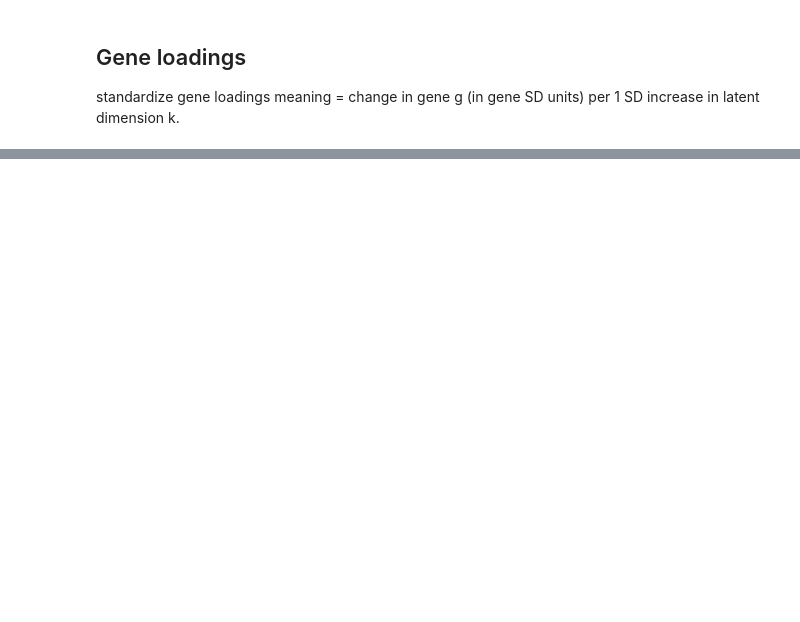
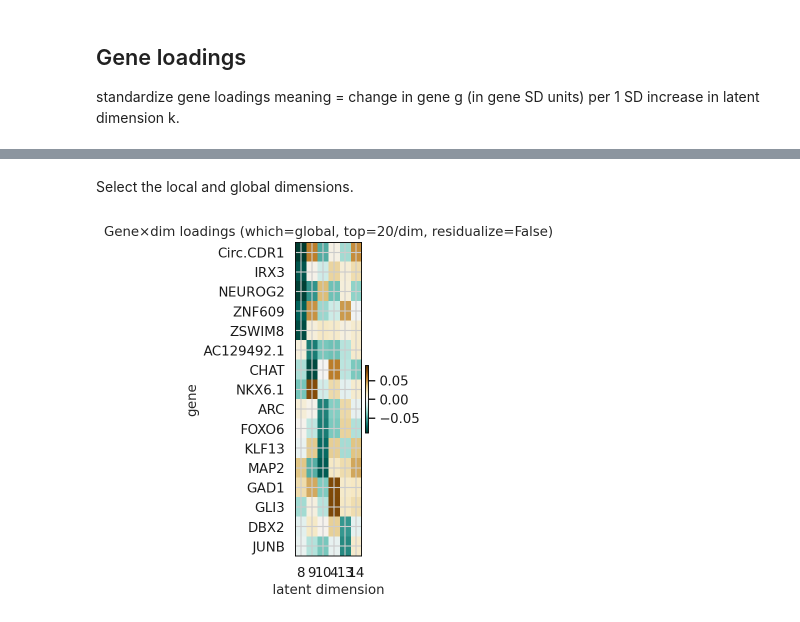
Before and after one commit to LLehner/interscale, a Jupyter notebook: docs/notebooks/2_gene_level_evaluation.ipynb, the cells around one changed output, grey strips where cells are left out. Saved outputs shown, nothing was run; the diff lists cells and outputs as text; code cells hidden in the pictures; blank space fills up the shorter version.

```diff
--- a/docs/notebooks/2_gene_level_evaluation.ipynb
+++ b/docs/notebooks/2_gene_level_evaluation.ipynb
@@ -305,0 +200,22 @@ NameError: name 'dual_combined_model' is not defined
+# %% [markdown]
+Select the local and global dimensions.
+# %%
+global_dim = [8, 9, 10, 4, 13, 14]
+local_dim = [5, 15, 2, 0, 12, 8, 6]
+# %%
+df_global, ax = get_genes_dim(
+    adata,
+    which="global",
+    dims=global_dim,
+    n_top=20,
+    X_layer="log1p_norm",
+    min_frac=0.1,
+    rank_by="loading_x_sd",
+    enforce_specificity=True,
+    specificity_min=1.5,
+    # residualize=True,
+    plot=True,
+    figsize=(3.3, 5),
+)
+# %% [output]
+[figure, added]
```
Also changed, not shown: parts of 44 cells of this notebook, 20 other files.
